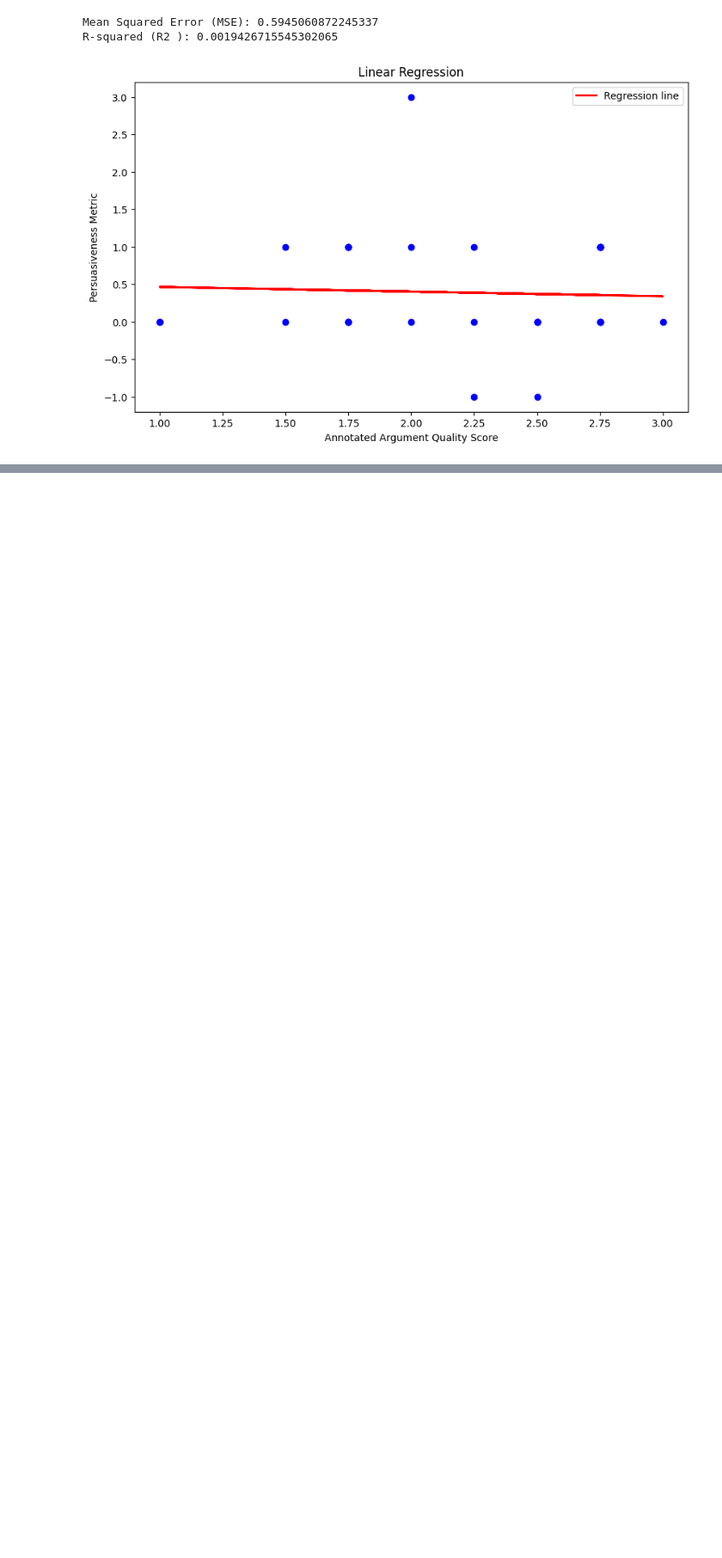
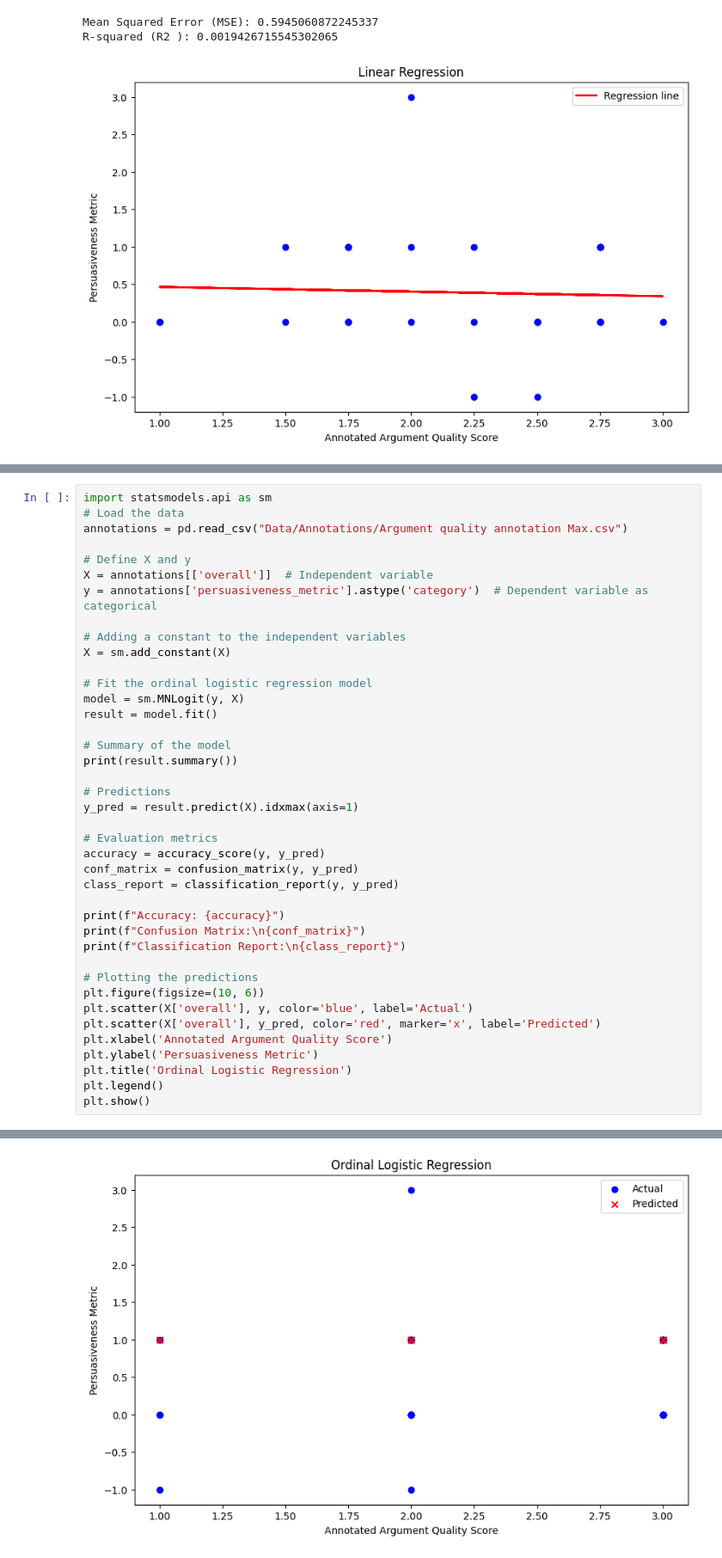
Before and after one commit to maxschaffelder/soc_term_project, a Jupyter notebook: correl_argqual_persuasiveness.ipynb, the cells around one changed output, grey strips where cells are left out. Shown at 86% size. Drawn from its saved outputs; the diff is of its cells as text; blank space fills up the shorter version.

Commit message:
Try ordinal logistic regression

```diff
--- a/correl_argqual_persuasiveness.ipynb
+++ b/correl_argqual_persuasiveness.ipynb
@@ -167,0 +170,41 @@ R-squared (R2 ): 0.0019426715545302065
+# %%
+import statsmodels.api as sm
+# Load the data
+annotations = pd.read_csv("Data/Annotations/Argument quality annotation Max.csv")
+
+# Define X and y
+X = annotations[['overall']]  # Independent variable
+y = annotations['persuasiveness_metric'].astype('category')  # Dependent variable as categorical
+
+# Adding a constant to the independent variables
+X = sm.add_constant(X)
+
+# Fit the ordinal logistic regression model
+model = sm.MNLogit(y, X)
+result = model.fit()
+
+# Summary of the model
+print(result.summary())
+
+# Predictions
+y_pred = result.predict(X).idxmax(axis=1)
+
+# Evaluation metrics
+accuracy = accuracy_score(y, y_pred)
+conf_matrix = confusion_matrix(y, y_pred)
+class_report = classification_report(y, y_pred)
+
+print(f"Accuracy: {accuracy}")
+print(f"Confusion Matrix:\n{conf_matrix}")
+print(f"Classification Report:\n{class_report}")
+
+# Plotting the predictions
+plt.figure(figsize=(10, 6))
+plt.scatter(X['overall'], y, color='blue', label='Actual')
+plt.scatter(X['overall'], y_pred, color='red', marker='x', label='Predicted')
+plt.xlabel('Annotated Argument Quality Score')
+plt.ylabel('Persuasiveness Metric')
+plt.title('Ordinal Logistic Regression')
+plt.legend()
+plt.show()
+# %% [output]
@@ -167,0 +228 @@ R-squared (R2 ): 0.0019426715545302065
+[figure, added]
```
Also changed, not shown: parts of 2 cells of this notebook.
